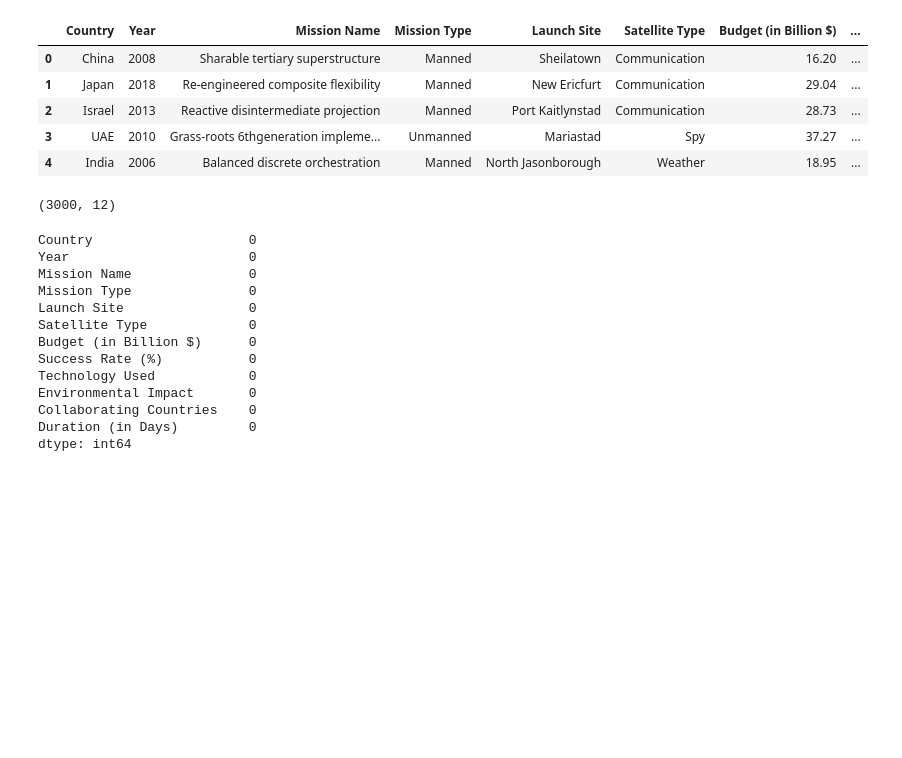
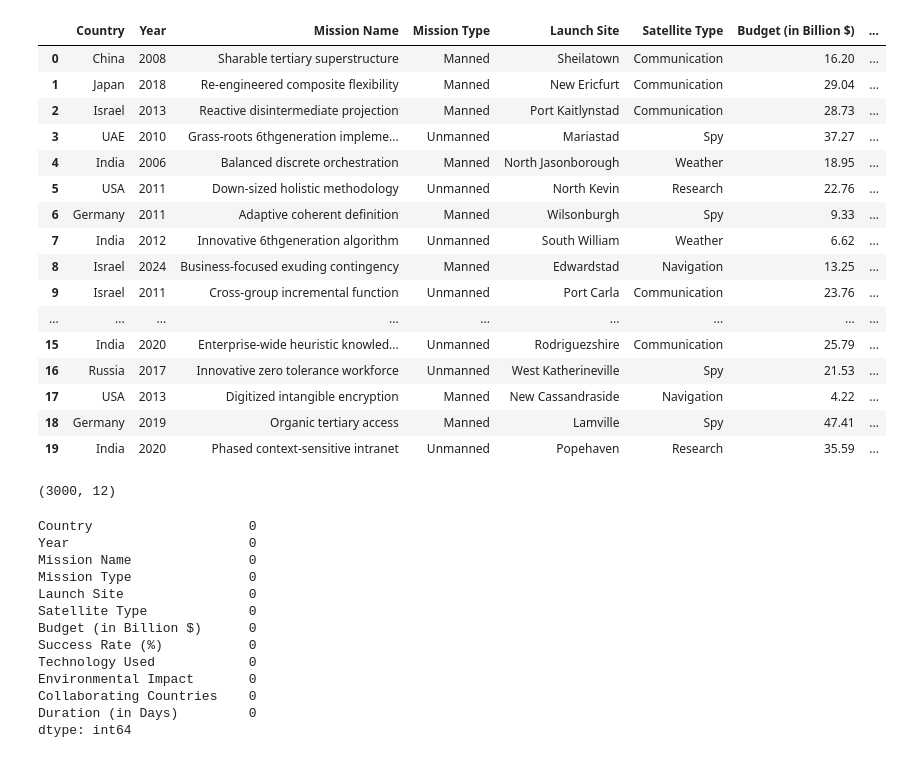
Before and after one commit to BigVictorFans/CU5PROJECTDANISH, a Jupyter notebook: notebook.ipynb, the cells around one changed output. Cells and saved outputs as stored; diff of their text form; code cells hidden in the pictures; blank space fills up the shorter version.

```diff
--- a/notebook.ipynb
+++ b/notebook.ipynb
@@ -6,14 +6,25 @@ import seaborn as sns
 # %%
 df = pd.read_csv('Global_Space_Exploration_Dataset.csv')
 # %%
-df.head()
+df.head(20)
 # %% [output]
 |  | Country | Year | Mission Name | Mission Type | Launch Site | Satellite Type | Budget (in Billion $) | ... |
 | 0 | China | 2008 | Sharable tertiary superstructure | Manned | Sheilatown | Communication | 16.20 | ... |
 | 1 | Japan | 2018 | Re-engineered composite flexibility | Manned | New Ericfurt | Communication | 29.04 | ... |
 | 2 | Israel | 2013 | Reactive disintermediate projection | Manned | Port Kaitlynstad | Communication | 28.73 | ... |
 | 3 | UAE | 2010 | Grass-roots 6thgeneration impleme... | Unmanned | Mariastad | Spy | 37.27 | ... |
 | 4 | India | 2006 | Balanced discrete orchestration | Manned | North Jasonborough | Weather | 18.95 | ... |
+| 5 | USA | 2011 | Down-sized holistic methodology | Unmanned | North Kevin | Research | 22.76 | ... |
+| 6 | Germany | 2011 | Adaptive coherent definition | Manned | Wilsonburgh | Spy | 9.33 | ... |
+| 7 | India | 2012 | Innovative 6thgeneration algorithm | Unmanned | South William | Weather | 6.62 | ... |
+| 8 | Israel | 2024 | Business-focused exuding contingency | Manned | Edwardstad | Navigation | 13.25 | ... |
+| 9 | Israel | 2011 | Cross-group incremental function | Unmanned | Port Carla | Communication | 23.76 | ... |
+| ... | ... | ... | ... | ... | ... | ... | ... | ... |
+| 15 | India | 2020 | Enterprise-wide heuristic knowled... | Unmanned | Rodriguezshire | Communication | 25.79 | ... |
+| 16 | Russia | 2017 | Innovative zero tolerance workforce | Unmanned | West Katherineville | Spy | 21.53 | ... |
+| 17 | USA | 2013 | Digitized intangible encryption | Manned | New Cassandraside | Navigation | 4.22 | ... |
+| 18 | Germany | 2019 | Organic tertiary access | Manned | Lamville | Spy | 47.41 | ... |
+| 19 | India | 2020 | Phased context-sensitive intranet | Unmanned | Popehaven | Research | 35.59 | ... |
 # %%
 df.shape
 # %% [output]
```
Also changed, not shown: parts of 13 cells of this notebook.
